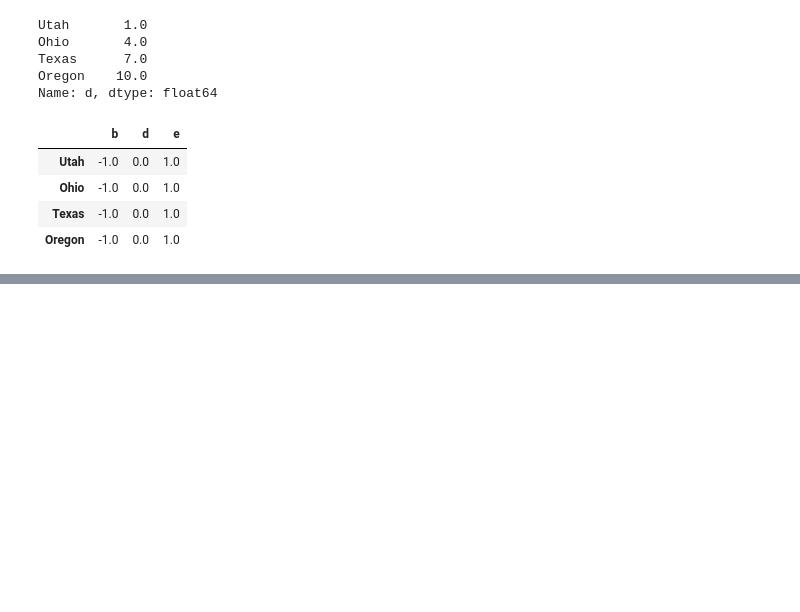
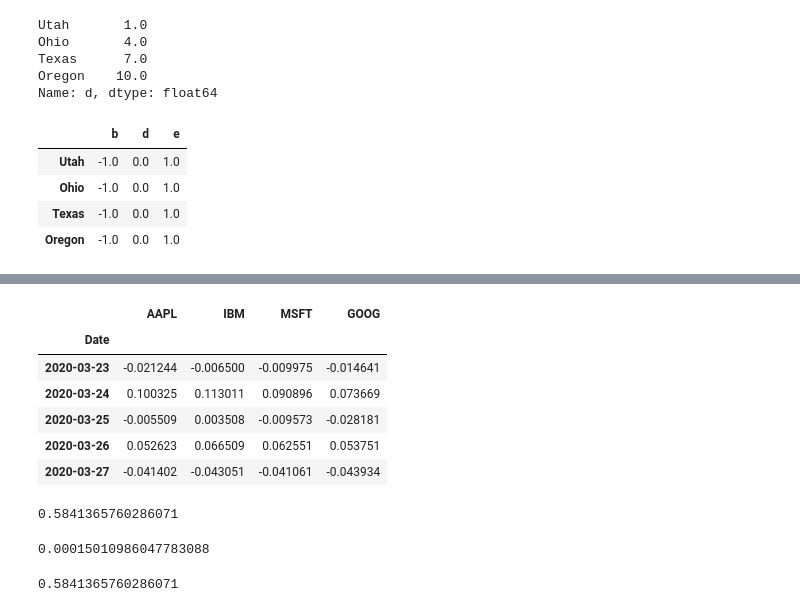
Before and after one commit to bartezz32/pandas-anaconda, a Jupyter notebook: chapter5/Pandas.ipynb, the cells around one changed output, grey strips where cells are left out. Saved outputs shown, nothing was run; the diff lists cells and outputs as text; code cells hidden in the pictures; blank space fills up the shorter version.

```diff
--- a/chapter5/Pandas.ipynb
+++ b/chapter5/Pandas.ipynb
@@ -947,0 +1261,30 @@ frame.sub(series3, axis='index')
+# %%
+all_data = {ticker: web.get_data_yahoo(ticker)
+            for ticker in ['AAPL', 'IBM', 'MSFT', 'GOOG']}
+price = pd.DataFrame({ticker: data['Adj Close']
+                     for ticker, data in all_data.items()})
+volume = pd.DataFrame({ticker: data['Volume']
+                      for ticker, data in all_data.items()})
+# %%
+returns = price.pct_change()
+returns.tail()
+# %% [output]
+|  | AAPL | IBM | MSFT | GOOG |
+| Date |  |  |  |  |
+| 2020-03-23 | -0.021244 | -0.006500 | -0.009975 | -0.014641 |
+| 2020-03-24 | 0.100325 | 0.113011 | 0.090896 | 0.073669 |
+| 2020-03-25 | -0.005509 | 0.003508 | -0.009573 | -0.028181 |
+| 2020-03-26 | 0.052623 | 0.066509 | 0.062551 | 0.053751 |
+| 2020-03-27 | -0.041402 | -0.043051 | -0.041061 | -0.043934 |
+# %%
+returns['MSFT'].corr(returns['IBM'])
+# %% [output]
+0.5841365760286071
+# %%
+returns['MSFT'].cov(returns['IBM'])
+# %% [output]
+0.00015010986047783088
+# %%
+returns.MSFT.corr(returns.IBM)
+# %% [output]
+0.5841365760286071
```
Also changed, not shown: parts of 49 cells of this notebook.
